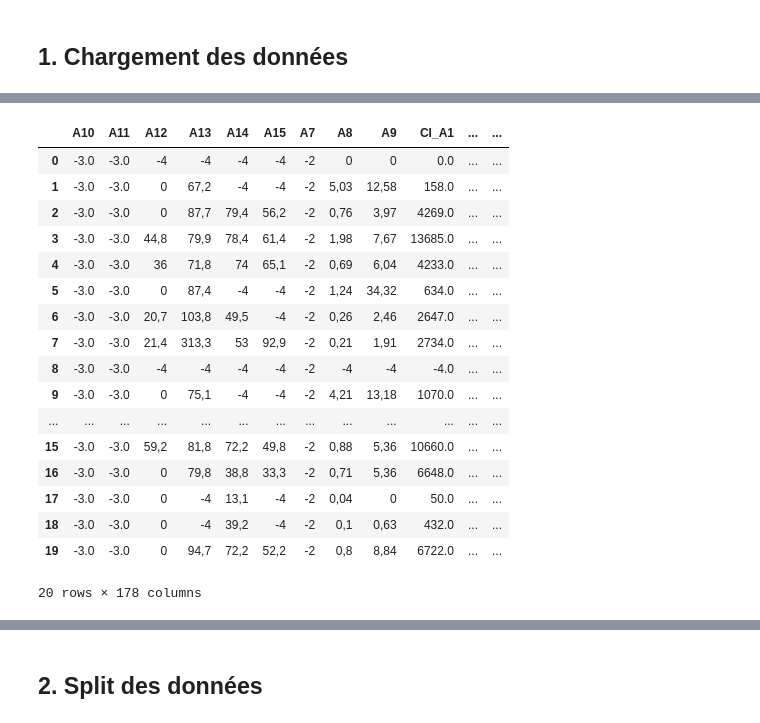
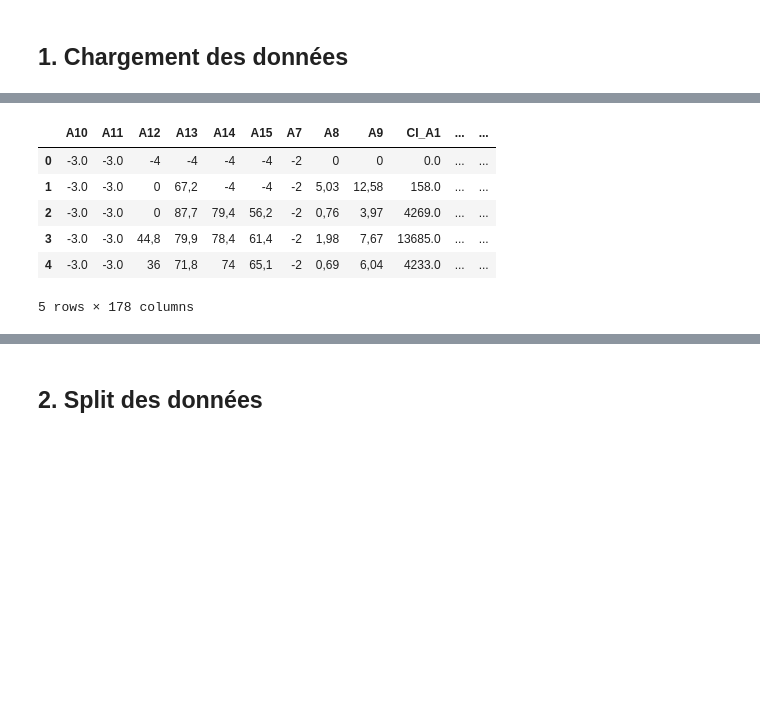
Before and after one commit to MarieCrappe/ANAPchallenge, a Jupyter notebook: Challenge ANAP.ipynb, the cells around one changed output, grey strips where cells are left out. Drawn from its saved outputs; the diff is of its cells as text; code cells hidden in the pictures; blank space fills up the shorter version.

```diff
--- a/Challenge ANAP.ipynb
+++ b/Challenge ANAP.ipynb
@@ -48,27 +49,16 @@ train.head(5)
 # %%
 additional_data.drop('Unnamed: 0', axis=1, inplace=True)
 additional_data.drop('Unnamed: 1', axis=1, inplace=True)
 additional_data.drop('rs', axis=1, inplace=True)
-additional_data.head(20)
+additional_data.head()
 # %% [output]
 |  | A10 | A11 | A12 | A13 | A14 | A15 | A7 | A8 | A9 | CI_A1 | ... | ... |
 | 0 | -3.0 | -3.0 | -4 | -4 | -4 | -4 | -2 | 0 | 0 | 0.0 | ... | ... |
 | 1 | -3.0 | -3.0 | 0 | 67,2 | -4 | -4 | -2 | 5,03 | 12,58 | 158.0 | ... | ... |
 | 2 | -3.0 | -3.0 | 0 | 87,7 | 79,4 | 56,2 | -2 | 0,76 | 3,97 | 4269.0 | ... | ... |
 | 3 | -3.0 | -3.0 | 44,8 | 79,9 | 78,4 | 61,4 | -2 | 1,98 | 7,67 | 13685.0 | ... | ... |
 | 4 | -3.0 | -3.0 | 36 | 71,8 | 74 | 65,1 | -2 | 0,69 | 6,04 | 4233.0 | ... | ... |
-| 5 | -3.0 | -3.0 | 0 | 87,4 | -4 | -4 | -2 | 1,24 | 34,32 | 634.0 | ... | ... |
-| 6 | -3.0 | -3.0 | 20,7 | 103,8 | 49,5 | -4 | -2 | 0,26 | 2,46 | 2647.0 | ... | ... |
-| 7 | -3.0 | -3.0 | 21,4 | 313,3 | 53 | 92,9 | -2 | 0,21 | 1,91 | 2734.0 | ... | ... |
-| 8 | -3.0 | -3.0 | -4 | -4 | -4 | -4 | -2 | -4 | -4 | -4.0 | ... | ... |
-| 9 | -3.0 | -3.0 | 0 | 75,1 | -4 | -4 | -2 | 4,21 | 13,18 | 1070.0 | ... | ... |
-| ... | ... | ... | ... | ... | ... | ... | ... | ... | ... | ... | ... | ... |
-| 15 | -3.0 | -3.0 | 59,2 | 81,8 | 72,2 | 49,8 | -2 | 0,88 | 5,36 | 10660.0 | ... | ... |
-| 16 | -3.0 | -3.0 | 0 | 79,8 | 38,8 | 33,3 | -2 | 0,71 | 5,36 | 6648.0 | ... | ... |
-| 17 | -3.0 | -3.0 | 0 | -4 | 13,1 | -4 | -2 | 0,04 | 0 | 50.0 | ... | ... |
-| 18 | -3.0 | -3.0 | 0 | -4 | 39,2 | -4 | -2 | 0,1 | 0,63 | 432.0 | ... | ... |
-| 19 | -3.0 | -3.0 | 0 | 94,7 | 72,2 | 52,2 | -2 | 0,8 | 8,84 | 6722.0 | ... | ... |
-20 rows × 178 columns
+5 rows × 178 columns
 # %%
 train.columns = ['finess', 'RS', 'Dept', 'Activite', 'Age', 'Nb_MCO', 'Nb_Sejours', 'annee', 'Target']
 train.loc[train.Age == '<=75 ans', 'Age'] = 0
```
Also changed, not shown: parts of 6 cells of this notebook.
